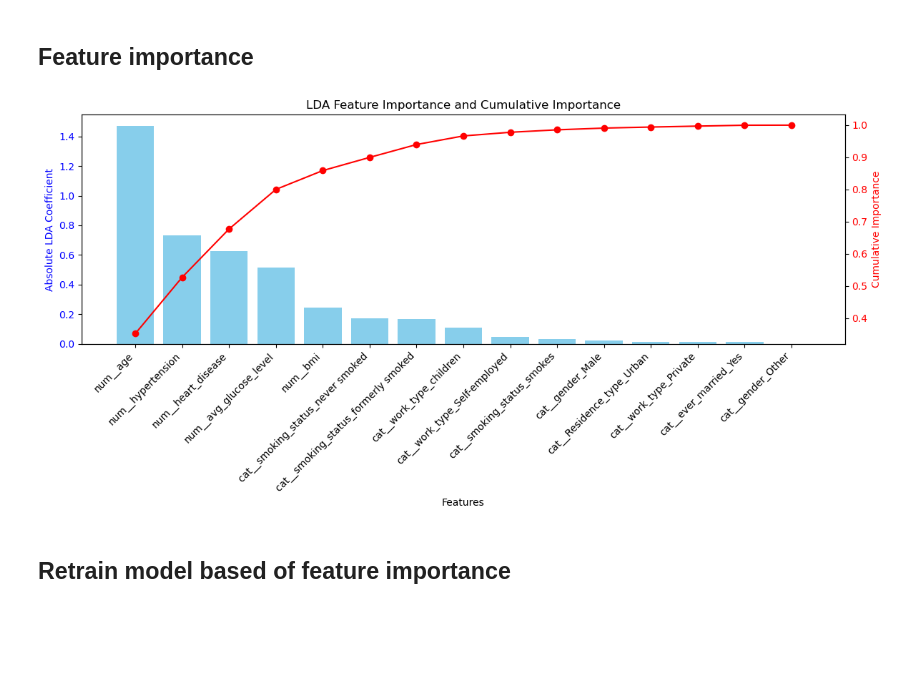
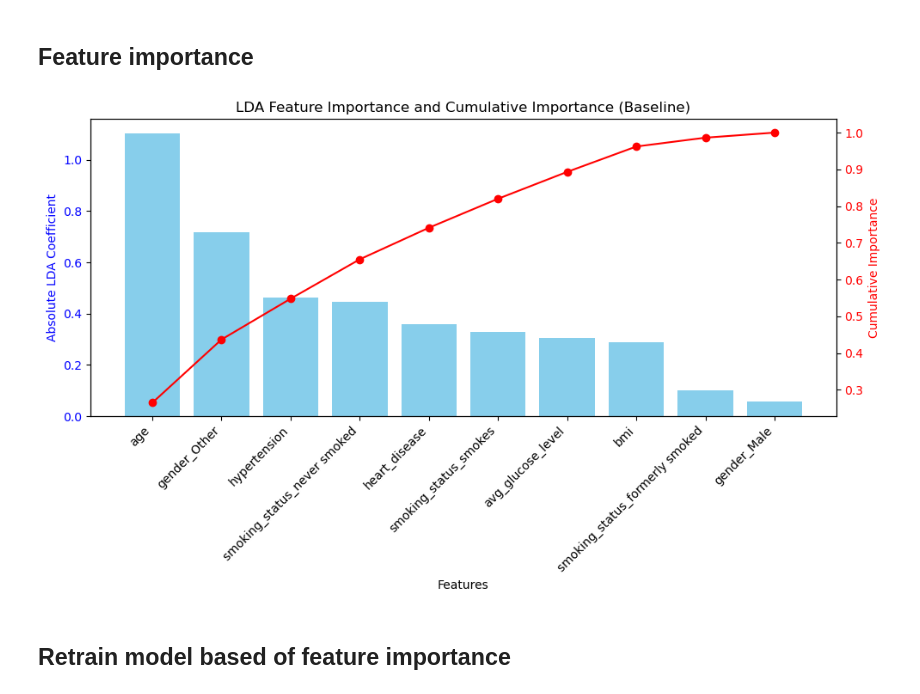
Before and after one commit to Ben-po/MLDP-Project, a Jupyter notebook: Stroke_prediction.ipynb, the cells around one changed output. Cells and saved outputs as stored; diff of their text form; code cells hidden in the pictures; blank space fills up the shorter version.

Commit message:
saved cleaned data and improved the tuneing

```diff
--- a/Stroke_prediction.ipynb
+++ b/Stroke_prediction.ipynb
@@ -415,41 +492,98 @@ lda = LinearDiscriminantAnalysis()
 # %% [markdown]
 ## Feature importance
 # %%
-import matplotlib.pyplot as plt
+from sklearn.discriminant_analysis import LinearDiscriminantAnalysis
+from sklearn.preprocessing import StandardScaler, OneHotEncoder
+from sklearn.compose import ColumnTransformer
+from sklearn.pipeline import Pipeline
 
-# Plot only top N features for readability
+# -----------------------------
+# Assumes X_train (DataFrame) and y_train exist
+# -----------------------------
+
+# Identify feature types
+numeric_features = X_train.select_dtypes(include=["int64", "float64"]).columns
+categorical_features = X_train.select_dtypes(include=["object", "category"]).columns
+
+# -----------------------------
+# Preprocessing pipeline
+# -----------------------------
+preprocessor = ColumnTransformer(
+    transformers=[
+        ("num", StandardScaler(), numeric_features),
+        ("cat", OneHotEncoder(drop="first", handle_unknown="ignore"), categorical_features)
+    ]
+)
+
+# -----------------------------
+# Full pipeline: preprocessing + LDA
+# -----------------------------
+lda_pipeline = Pipeline([
+    ("preprocess", preprocessor),
+    ("lda", LinearDiscriminantAnalysis())
+])
+
+# Train baseline LDA
+lda_pipeline.fit(X_train, y_train)
+
+# -----------------------------
+# Extract feature names after encoding
+# -----------------------------
+feature_names = (
+    list(numeric_features) +
+    list(
+        lda_pipeline.named_steps["preprocess"]
+        .named_transformers_["cat"]
+        .get_feature_names_out(categorical_features)
+    )
+)
+
+# -----------------------------
+# LDA feature importance (absolute coefficients)
+# -----------------------------
+lda_coefficients = lda_pipeline.named_steps["lda"].coef_[0]
+
+df_lda_feat_impt = pd.DataFrame({
+    "Feature": feature_names,
+    "Importance": np.abs(lda_coefficients)
+}).sort_values(by="Importance", ascending=False)
+
+df_lda_feat_impt["Cumulative Importance"] = (
+    df_lda_feat_impt["Importance"].cumsum()
+    / df_lda_feat_impt["Importance"].sum()
+)
+
+# -----------------------------
+# Plot (same style as your original example)
+# -----------------------------
 TOP_N = 15
 plot_df = df_lda_feat_impt.head(TOP_N)
 
-fig, ax1 = plt.subplots(figsize=(12, 6))
+fig, ax1 = plt.subplots(figsize=(10, 6))
 
-# Bar chart: LDA feature importance
-ax1.bar(
-    plot_df["Feature"],
-    plot_df["Importance"],
-    color="skyblue"
-)
+# Bar chart
+ax1.bar(plot_df["Feature"], plot_df["Importance"], color="skyblue")
 ax1.set_xlabel("Features")
 ax1.set_ylabel("Absolute LDA Coefficient", color="blue")
 ax1.tick_params(axis="y", labelcolor="blue")
 ax1.set_xticklabels(plot_df["Feature"], rotation=45, ha="right")
 
-# Line chart: cumulative importance
+# Line chart
 ax2 = ax1.twinx()
 ax2.plot(
     plot_df["Feature"],
     plot_df["Cumulative Importance"],
     color="red",
     marker="o"
 )
 ax2.set_ylabel("Cumulative Importance", color="red")
 ax2.tick_params(axis="y", labelcolor="red")
 
-plt.title("LDA Feature Importance and Cumulative Importance")
+plt.title("LDA Feature Importance and Cumulative Importance (Baseline)")
 plt.tight_layout()
 plt.show()
 # %% [output]
-[figure, old version]
+[figure, new version]
 # %% [markdown]
 ## Retrain model based of feature importance
 # %%
```
Also changed, not shown: parts of 7 cells of this notebook, 2 other files.
